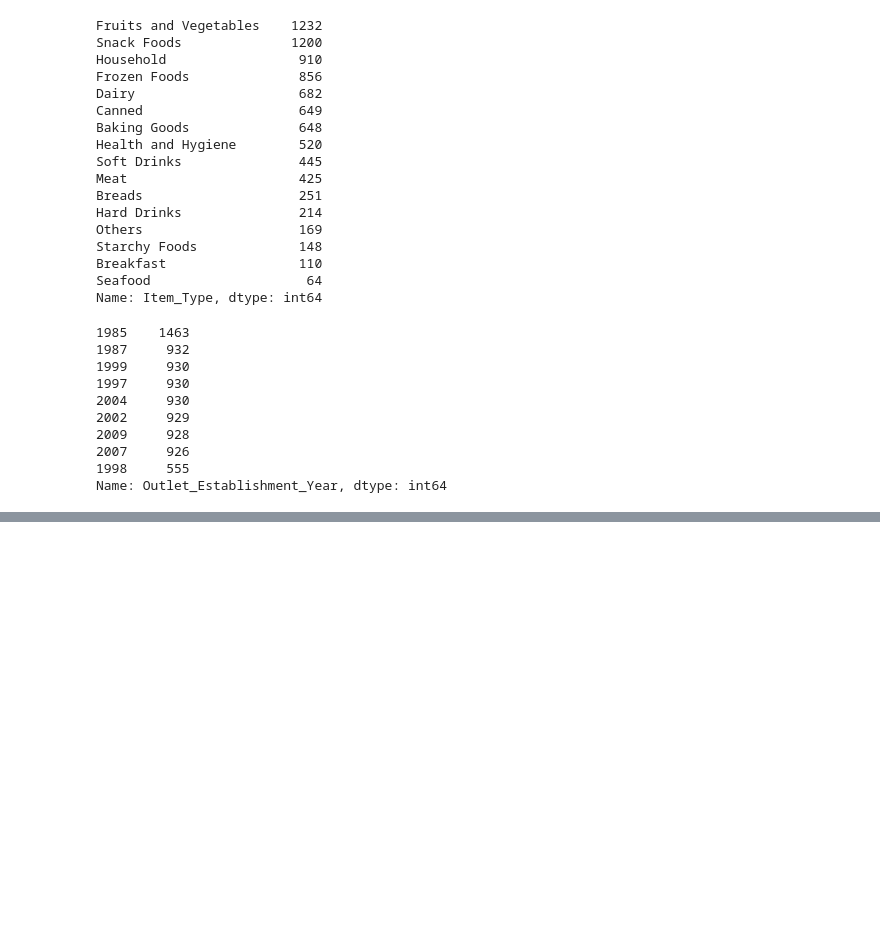
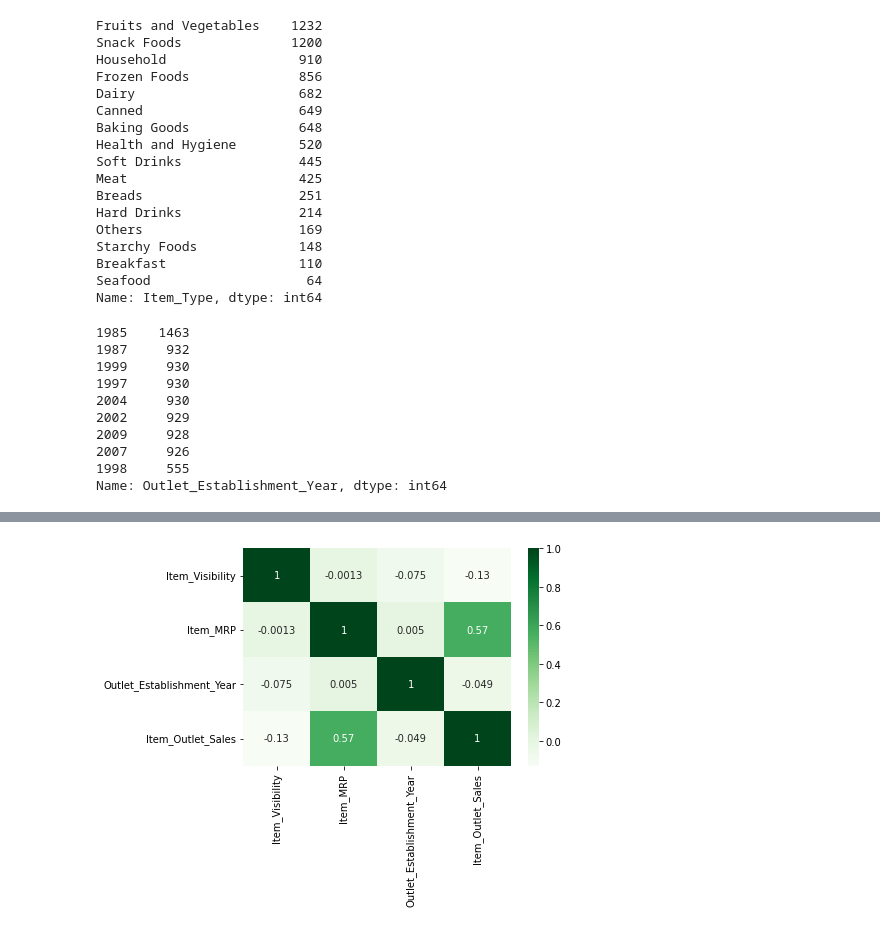
Before and after one commit to burlharlin/sales-predictions, a Jupyter notebook: sales_prediction.ipynb, the cells around one changed output, grey strips where cells are left out. Cells and saved outputs as stored; diff of their text form; code cells hidden in the pictures; blank space fills up the shorter version.

```diff
--- a/sales_prediction.ipynb
+++ b/sales_prediction.ipynb
@@ -203,0 +229,6 @@ Name: Outlet_Establishment_Year, dtype: int64
+# %%
+corr = df.corr()
+# %%
+sns.heatmap(corr, cmap = 'Greens', annot= True);
+# %% [output]
+[figure, added]
```
Also changed, not shown: parts of 18 cells of this notebook.
